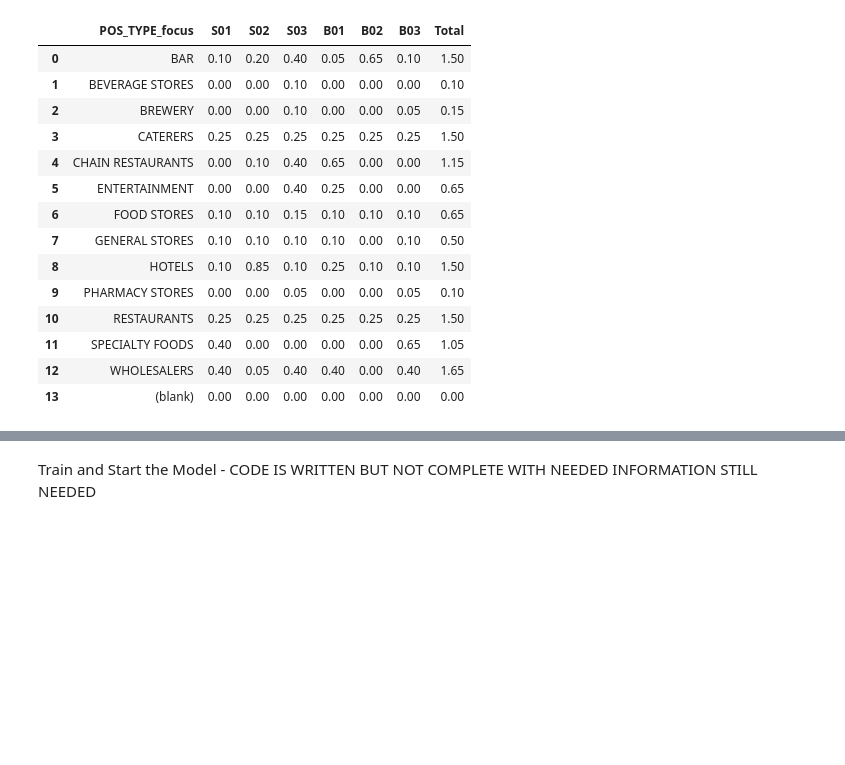
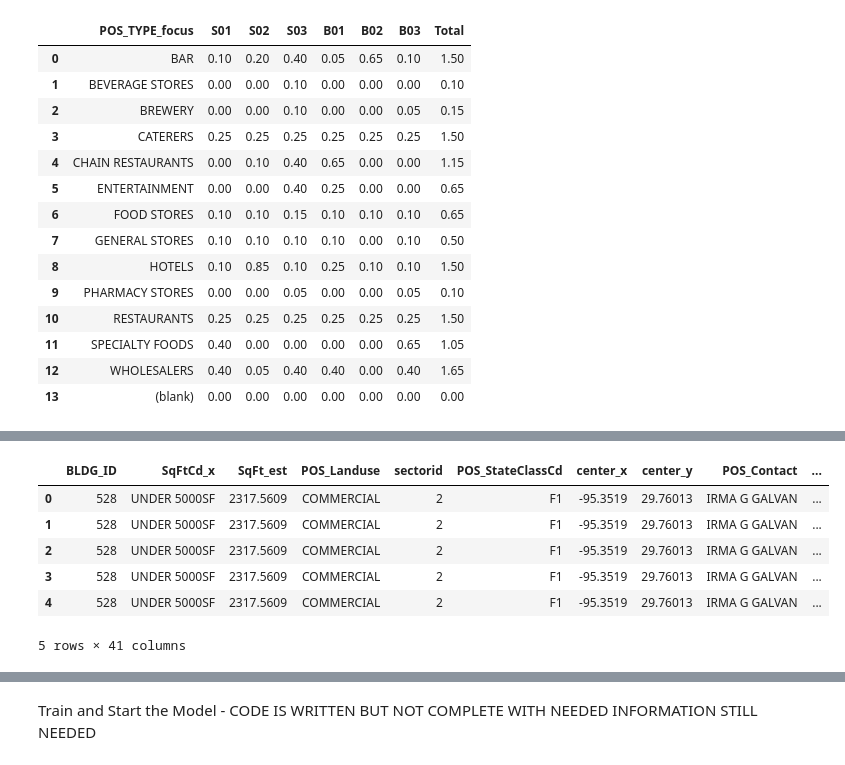
Before and after one commit to kuromasadev/PROJ4-GRP2, a Jupyter notebook: model/rand_forest_sa.ipynb, the cells around one changed output, grey strips where cells are left out. Saved outputs shown, nothing was run; the diff lists cells and outputs as text; code cells hidden in the pictures; blank space fills up the shorter version.

```diff
--- a/model/rand_forest_sa.ipynb
+++ b/model/rand_forest_sa.ipynb
@@ -182,0 +229,15 @@ matrix_data_df
+# %%
+# Grab supply features
+supply_features = supply_dummies[['schema_id','avg_stock','avg_price_x','avg_price_y', 'avg_mktshare']]
+# %%
+# Merge demand and supply features on schema_id
+mega_df = pd.merge(combined_demand_df, supply_features, on='schema_id')
+mega_df.head()
+# %% [output]
+|  | BLDG_ID | SqFtCd_x | SqFt_est | POS_Landuse | sectorid | POS_StateClassCd | center_x | center_y | POS_Contact | ... |
+| 0 | 528 | UNDER 5000SF | 2317.5609 | COMMERCIAL | 2 | F1 | -95.3519 | 29.76013 | IRMA G GALVAN | ... |
+| 1 | 528 | UNDER 5000SF | 2317.5609 | COMMERCIAL | 2 | F1 | -95.3519 | 29.76013 | IRMA G GALVAN | ... |
+| 2 | 528 | UNDER 5000SF | 2317.5609 | COMMERCIAL | 2 | F1 | -95.3519 | 29.76013 | IRMA G GALVAN | ... |
+| 3 | 528 | UNDER 5000SF | 2317.5609 | COMMERCIAL | 2 | F1 | -95.3519 | 29.76013 | IRMA G GALVAN | ... |
+| 4 | 528 | UNDER 5000SF | 2317.5609 | COMMERCIAL | 2 | F1 | -95.3519 | 29.76013 | IRMA G GALVAN | ... |
+5 rows × 41 columns
```
Also changed, not shown: parts of 16 cells of this notebook.
